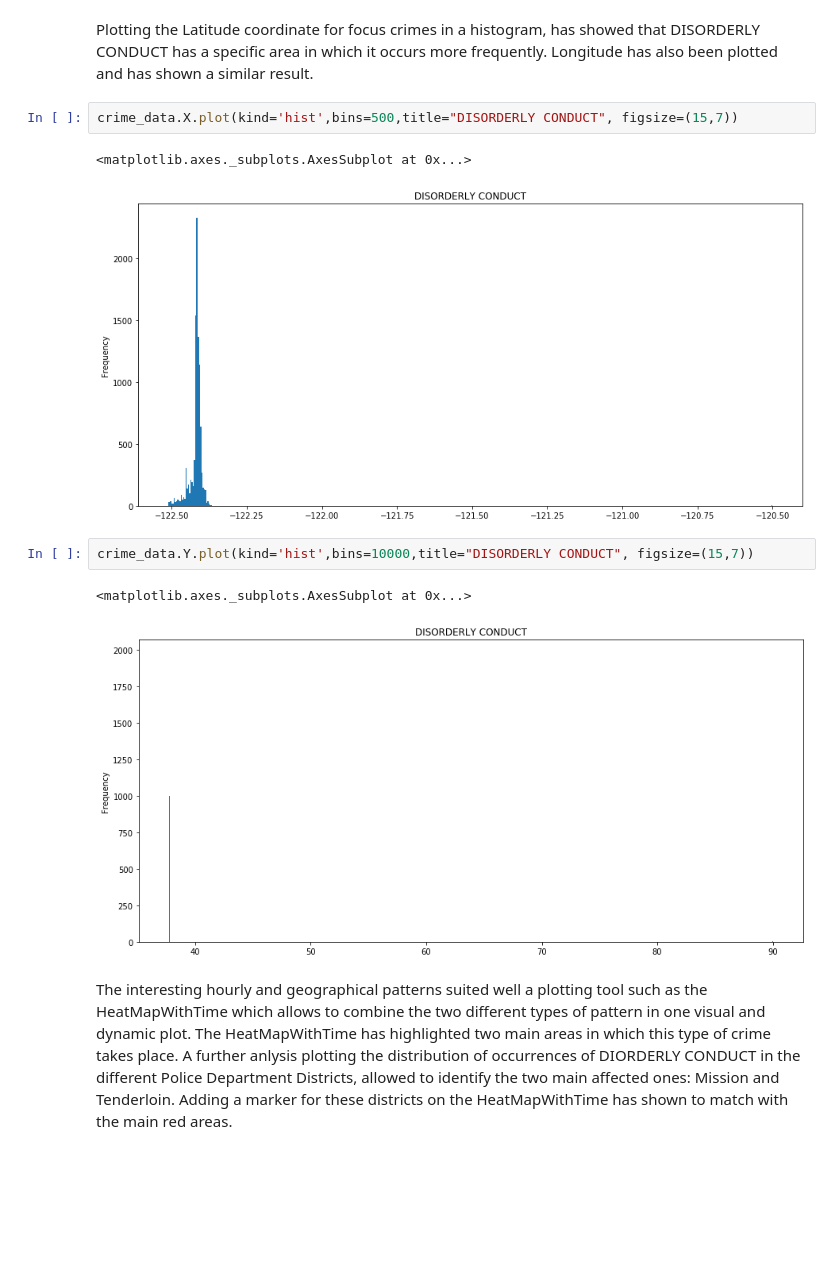
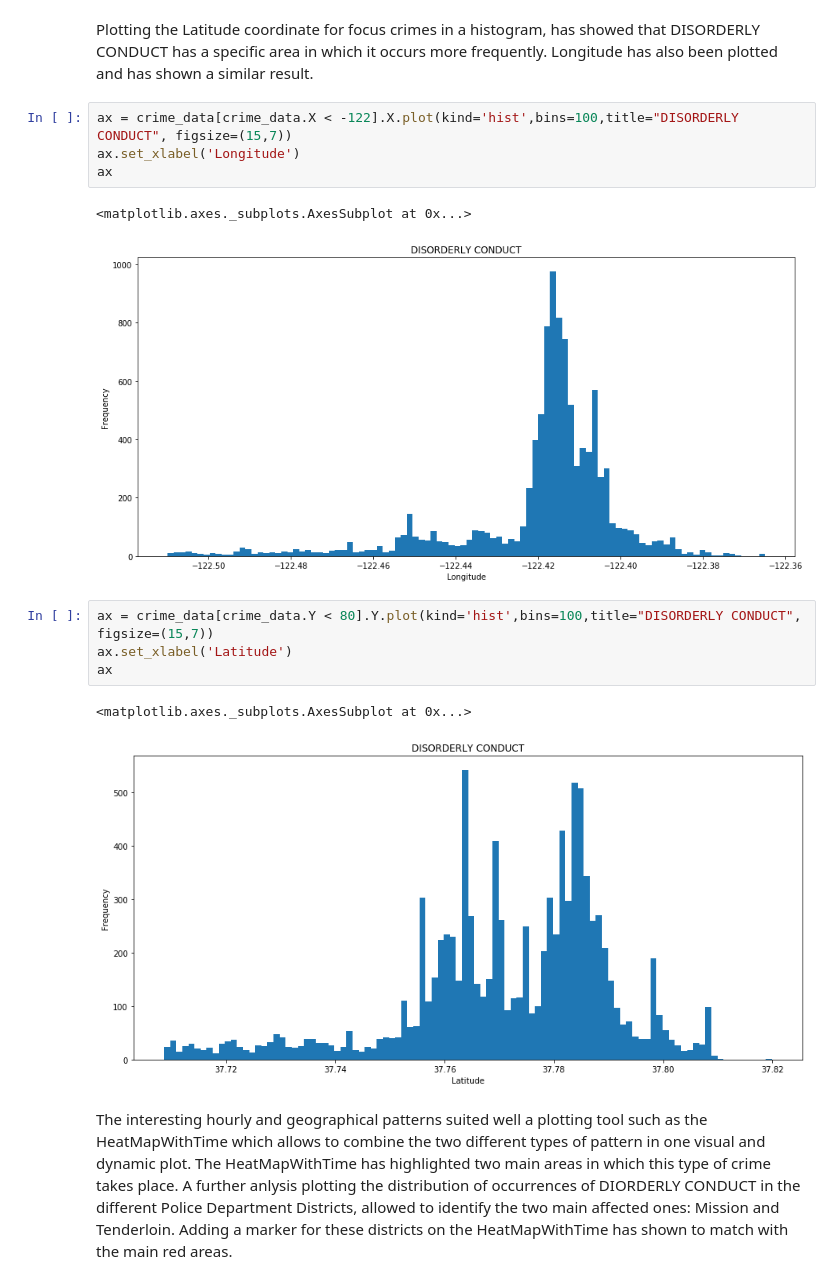
Before and after one commit to IncioMan/socialdata, a Jupyter notebook: Assignments/Part5.ipynb, the cells around one changed output. Drawn from its saved outputs; the diff is of its cells as text; blank space fills up the shorter version.

Commit message:
part5 ready + data error

```diff
--- a/Assignments/Part5.ipynb
+++ b/Assignments/Part5.ipynb
@@ -144,15 +158,19 @@ crime_data.groupby(data.Hour).count().IncidntNum.plot(kind='bar',title="DISORDER
 # %% [markdown]
 Plotting the Latitude coordinate for focus crimes in a histogram, has showed that DISORDERLY CONDUCT has a specific area in which it occurs more frequently. Longitude has also been plotted and has shown a similar result.
 # %%
-crime_data.X.plot(kind='hist',bins=500,title="DISORDERLY CONDUCT", figsize=(15,7))
+ax = crime_data[crime_data.X < -122].X.plot(kind='hist',bins=100,title="DISORDERLY CONDUCT", figsize=(15,7))
+ax.set_xlabel('Longitude')
+ax
 # %% [output]
 <matplotlib.axes._subplots.AxesSubplot at 0x...>
-[figure, old version]
+[figure, new version]
 # %%
-crime_data.Y.plot(kind='hist',bins=10000,title="DISORDERLY CONDUCT", figsize=(15,7))
+ax = crime_data[crime_data.Y < 80].Y.plot(kind='hist',bins=100,title="DISORDERLY CONDUCT", figsize=(15,7))
+ax.set_xlabel('Latitude')
+ax
 # %% [output]
 <matplotlib.axes._subplots.AxesSubplot at 0x...>
-[figure, old version]
+[figure, new version]
 # %% [markdown]
 The interesting hourly and geographical patterns suited well a plotting tool such as the HeatMapWithTime which allows to combine the two different types of pattern in one visual and dynamic plot. The HeatMapWithTime has highlighted two main areas in which this type of crime takes place. A further anlysis plotting the distribution of occurrences of DIORDERLY CONDUCT in the different Police Department Districts, allowed to identify the two main affected ones: Mission and Tenderloin. Adding a marker for these districts on the HeatMapWithTime has shown to match with the main red areas.
 # %%
```
Also changed, not shown: parts of 15 cells of this notebook.
